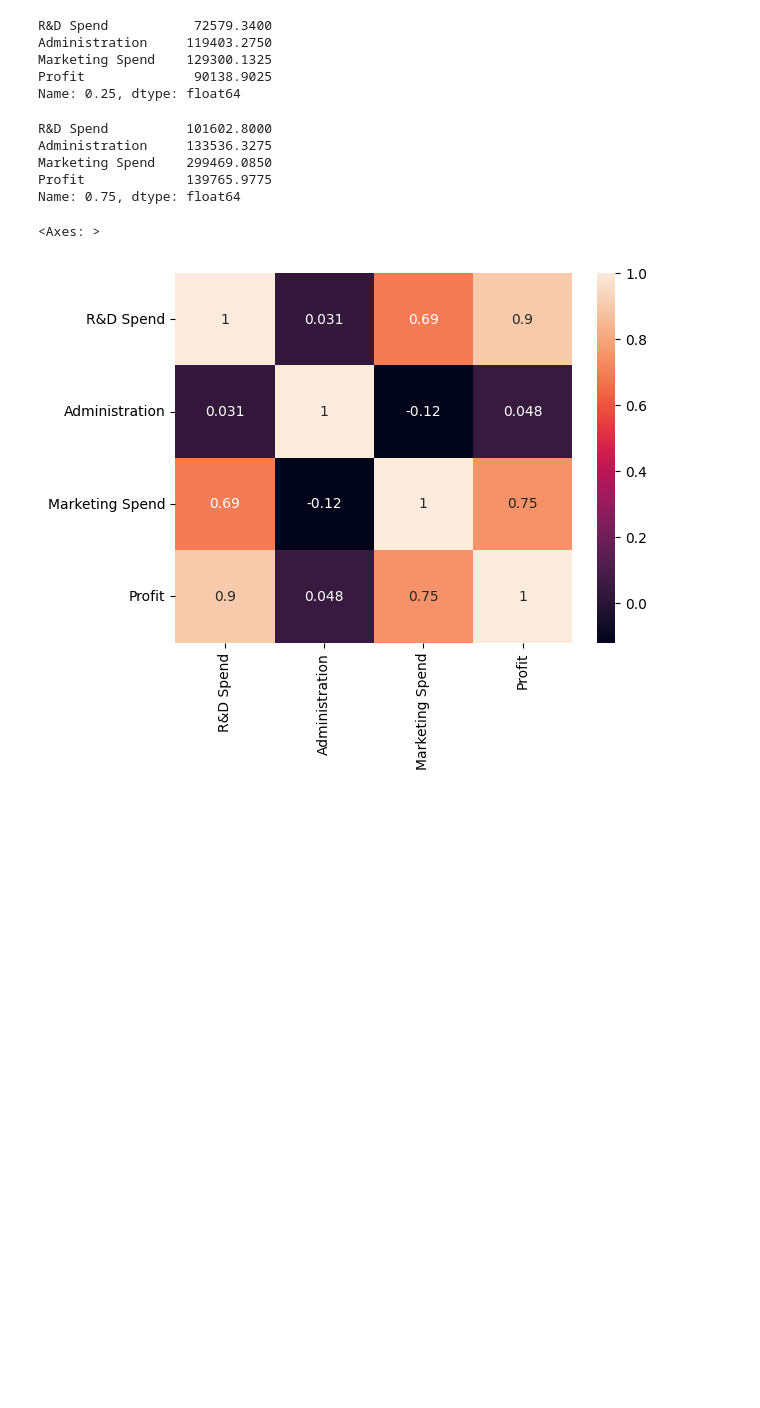
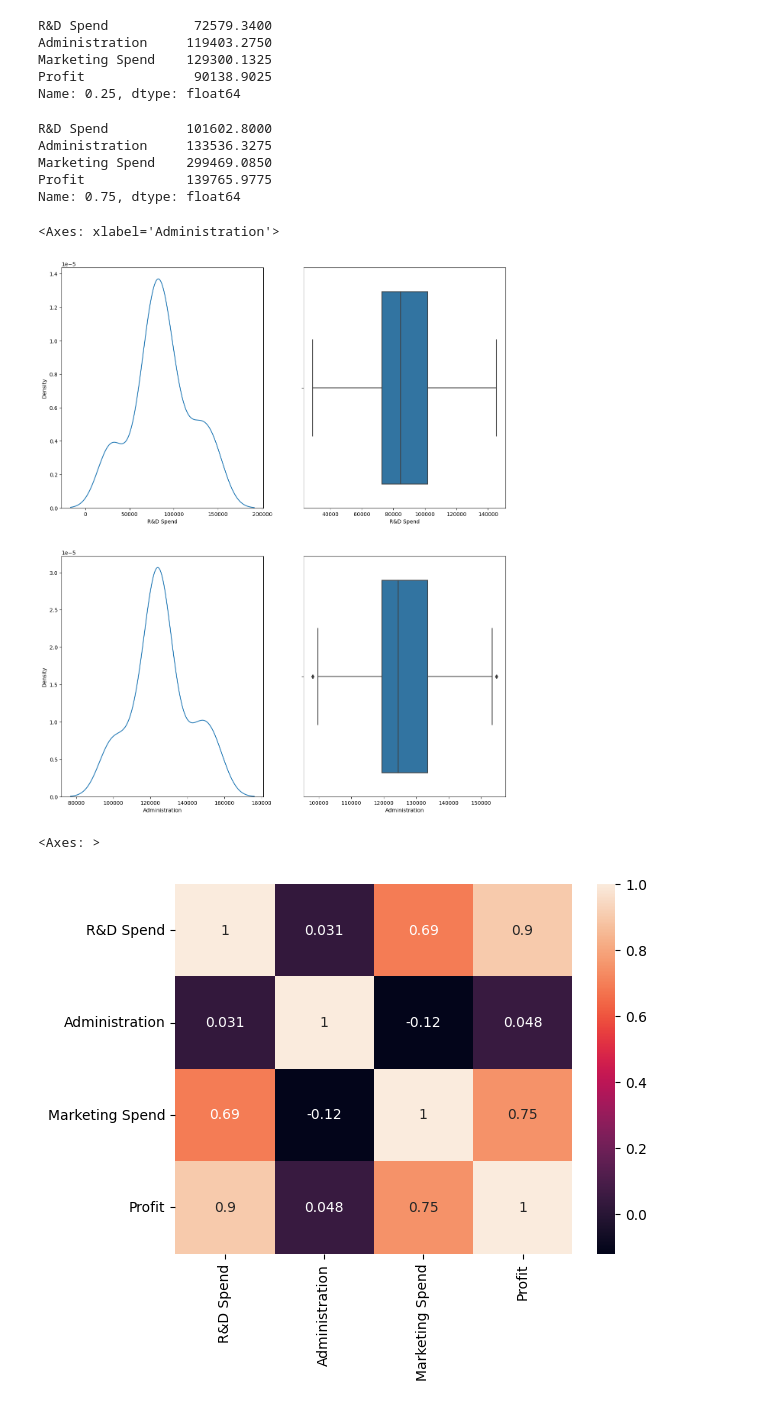
Before and after one commit to devroopsaha744/MLCOE-TASK-2, a Jupyter notebook: MLCOE_task_2_Regression_Task.ipynb, the cells around one changed output. Drawn from its saved outputs; the diff is of its cells as text; code cells hidden in the pictures; blank space fills up the shorter version.

```diff
--- a/MLCOE_task_2_Regression_Task.ipynb
+++ b/MLCOE_task_2_Regression_Task.ipynb
@@ -130,6 +130,17 @@ u2 =  133536.3275+ 1.5*iqr2
 #Capping the outliers
 df['R&D Spend'] = np.where(df['R&D Spend']>u1,u1, np.where(df['R&D Spend']<l1,l1,df['R&D Spend']))
 df['Administration'] = np.where(df['Administration']>u2,u2, np.where(df['Administration']<l2,l2,df['Administration']))
+# %%
+#visualizing if outliers are removed(capped) or not
+fig, axes = plt.subplots(2,2, figsize = (15,18))
+
+sns.kdeplot(x = 'R&D Spend', data = df, ax = axes[0][0])
+sns.boxplot(x = 'R&D Spend', data = df, ax = axes[0][1])
+sns.kdeplot(x = 'Administration', data = df, ax = axes[1][0])
+sns.boxplot(x = 'Administration', data = df, ax = axes[1][1])
+# %% [output]
+<Axes: xlabel='Administration'>
+[figure, added]
 # %%
 #Understanding the correaltions
 corr = df.corr()
```
Also changed, not shown: parts of 2 cells of this notebook.
